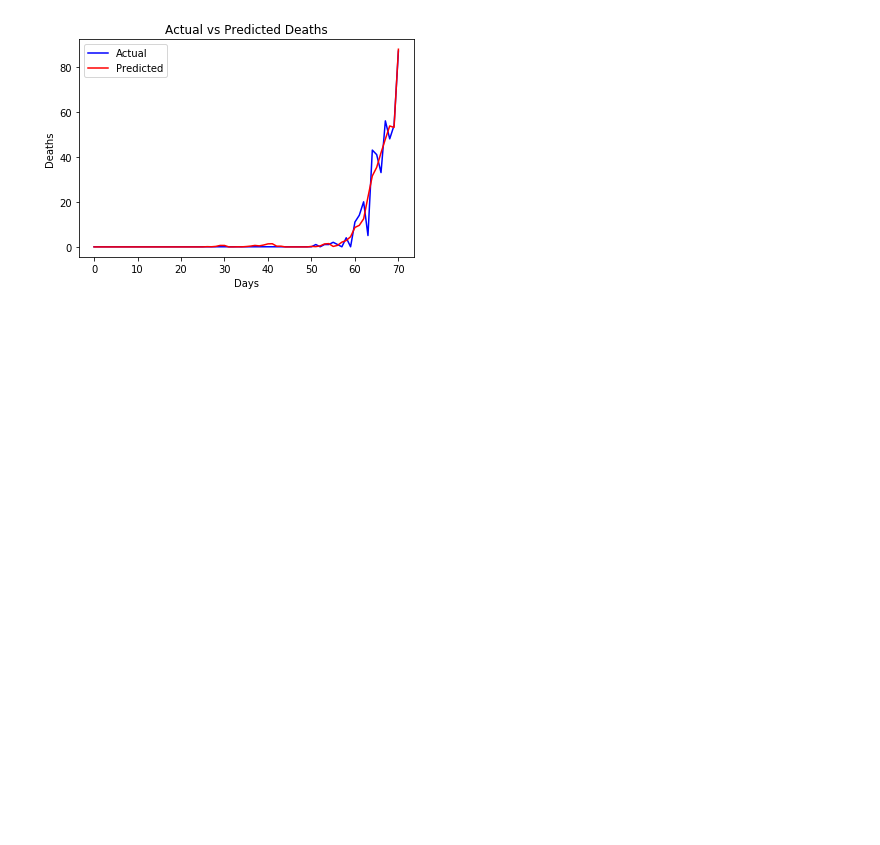
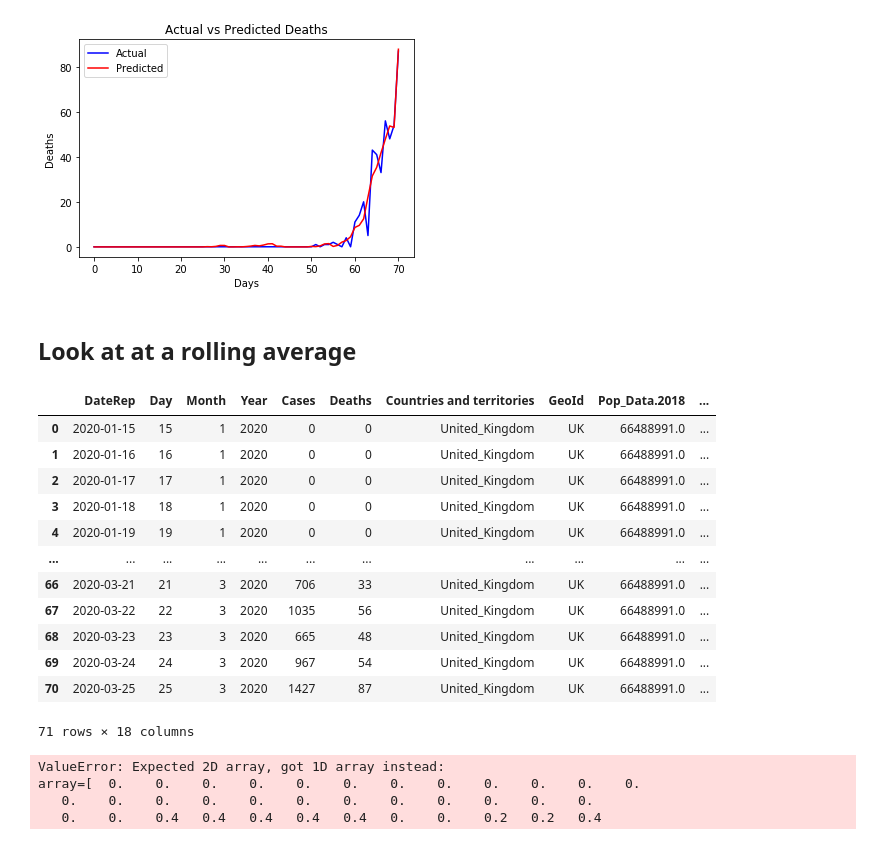
Before and after one commit to woznot/Covid-19, a Jupyter notebook: Covid-19_Deaths.ipynb, the cells around one changed output. Saved outputs shown, nothing was run; the diff lists cells and outputs as text; code cells hidden in the pictures; blank space fills up the shorter version.

```diff
--- a/Covid-19_Deaths.ipynb
+++ b/Covid-19_Deaths.ipynb
@@ -166,3 +167,47 @@ plt.legend()
 0.9598088730919605
 <matplotlib.legend.Legend at 0x...>
 [figure]
+# %% [markdown]
+## Look at at a rolling average
+# %%
+uk_C2['Cases_5d_Ave']= uk_C2[['Cases_10d','Cases_11d','Cases_12d','Cases_13d','Cases_14d']].mean(axis=1)
+uk_C2
+# %% [output]
+|  | DateRep | Day | Month | Year | Cases | Deaths | Countries and territories | GeoId | Pop_Data.2018 | ... |
+| 0 | 2020-01-15 | 15 | 1 | 2020 | 0 | 0 | United_Kingdom | UK | 66488991.0 | ... |
+| 1 | 2020-01-16 | 16 | 1 | 2020 | 0 | 0 | United_Kingdom | UK | 66488991.0 | ... |
+| 2 | 2020-01-17 | 17 | 1 | 2020 | 0 | 0 | United_Kingdom | UK | 66488991.0 | ... |
+| 3 | 2020-01-18 | 18 | 1 | 2020 | 0 | 0 | United_Kingdom | UK | 66488991.0 | ... |
+| 4 | 2020-01-19 | 19 | 1 | 2020 | 0 | 0 | United_Kingdom | UK | 66488991.0 | ... |
+| ... | ... | ... | ... | ... | ... | ... | ... | ... | ... | ... |
+| 66 | 2020-03-21 | 21 | 3 | 2020 | 706 | 33 | United_Kingdom | UK | 66488991.0 | ... |
+| 67 | 2020-03-22 | 22 | 3 | 2020 | 1035 | 56 | United_Kingdom | UK | 66488991.0 | ... |
+| 68 | 2020-03-23 | 23 | 3 | 2020 | 665 | 48 | United_Kingdom | UK | 66488991.0 | ... |
+| 69 | 2020-03-24 | 24 | 3 | 2020 | 967 | 54 | United_Kingdom | UK | 66488991.0 | ... |
+| 70 | 2020-03-25 | 25 | 3 | 2020 | 1427 | 87 | United_Kingdom | UK | 66488991.0 | ... |
+71 rows × 18 columns
+# %%
+x_ave=uk_C2['Cases_5d_Ave']
+y=uk_C2['Deaths']
+lm.fit(x_ave, y)
+print (lm.score(x_ave, y))
+
+Death_hat_uk_ave = lm.predict(x_ave)
+
+x_plot = uk_C2.index
+y_plot = uk_C2['Deaths']
+#x = df_it_C.index
+y_hat1 = Death_hat_uk_ave
+
+plt.title('Actual vs Predicted Deaths on a rolling 5 day average')
+plt.xlabel('Days')
+plt.ylabel('Deaths')
+
+plt.plot(x_plot,y_plot, color='blue', label='Actual')
+plt.plot(x_plot,y_hat1, color='red', label='Predicted')
+plt.legend()
+# %% [output]
+ValueError: Expected 2D array, got 1D array instead:
+array=[  0.    0.    0.    0.    0.    0.    0.    0.    0.    0.    0.    0.
+   0.    0.    0.    0.    0.    0.    0.    0.    0.    0.    0.    0.
+   0.    0.    0.4   0.4   0.4   0.4   0.4   0.    0.    0.2   0.2   0.4
```
Also changed, not shown: parts of 1 cell of this notebook, 14 other files.
